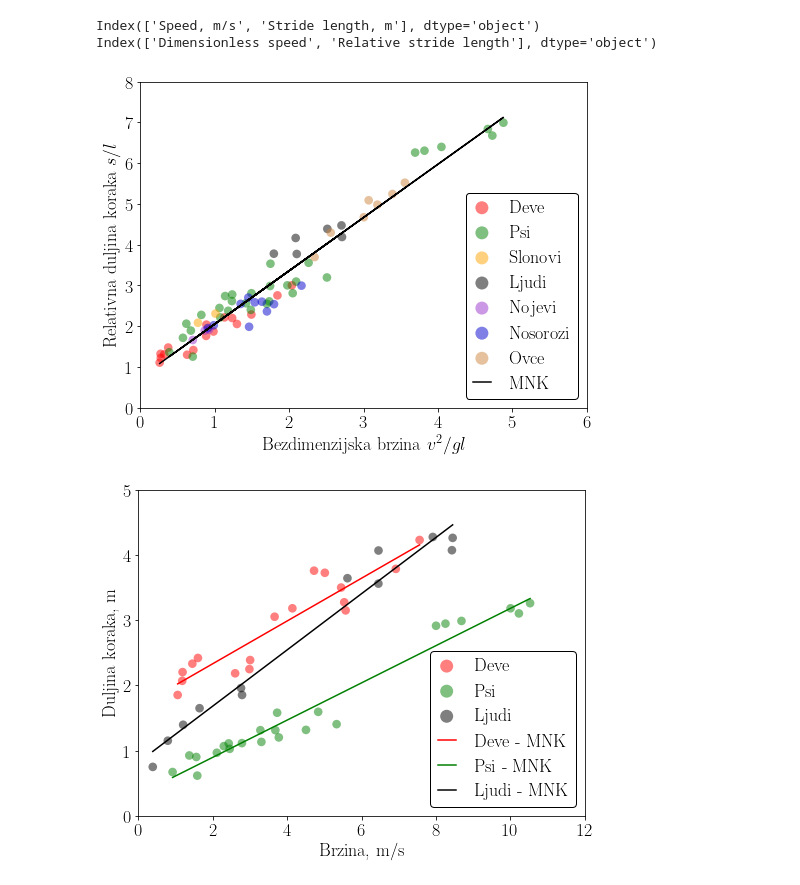
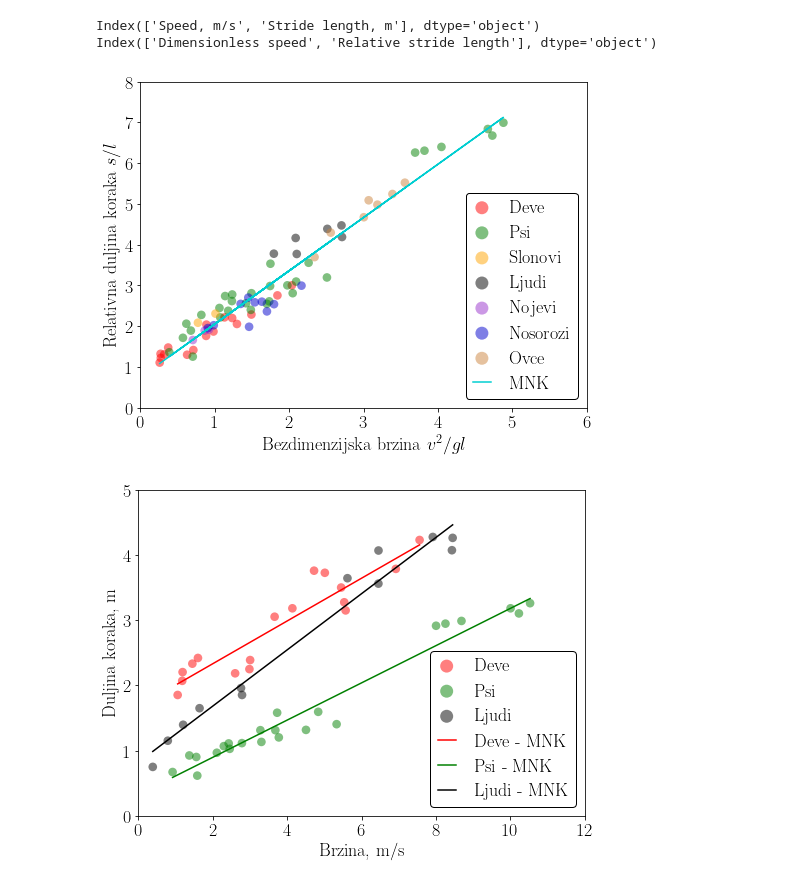
Before and after one commit to cimbaIG/T-Rex_Speed, a Jupyter notebook: t_rex_speed_analysis.ipynb, the cells around one changed output. Saved outputs shown, nothing was run; the diff lists cells and outputs as text; code cells hidden in the pictures.

Commit message:
LSM line color modified.

```diff
--- a/t_rex_speed_analysis.ipynb
+++ b/t_rex_speed_analysis.ipynb
@@ -50,35 +50,35 @@ matplotlib.rcParams['text.usetex'] = True
 fig = plt.figure(figsize=(8,6))
 
 plt.scatter(dimensionless_camels['Dimensionless speed'],dimensionless_camels['Relative stride length'],color='red',s=75,label='Deve',alpha=0.5,edgecolors='none')
 plt.scatter(dimensionless_dogs['Dimensionless speed'],dimensionless_dogs['Relative stride length'],color='green',s=75,label='Psi',alpha=0.5,edgecolors='none')
 plt.scatter(dimensionless_elephants['Dimensionless speed'],dimensionless_elephants['Relative stride length'],color='orange',s=75,label='Slonovi',alpha=0.5,edgecolors='none')
 plt.scatter(dimensionless_humans['Dimensionless speed'],dimensionless_humans['Relative stride length'],color='black',s=75,label='Ljudi',alpha=0.5,edgecolors='none')
 plt.scatter(dimensionless_ostriches['Dimensionless speed'],dimensionless_ostriches['Relative stride length'],color='darkorchid',s=75,label='Nojevi',alpha=0.5,edgecolors='none')
 plt.scatter(dimensionless_rhinos['Dimensionless speed'],dimensionless_rhinos['Relative stride length'],color='mediumblue',s=75,label='Nosorozi',alpha=0.5,edgecolors='none')
 plt.scatter(dimensionless_sheep['Dimensionless speed'],dimensionless_sheep['Relative stride length'],color='peru',s=75,label='Ovce',alpha=0.5,edgecolors='none')
 
 plt.xlabel('Bezdimenzijska brzina $v^2/gl$')
 plt.ylabel('Relativna duljina koraka $s/l$')
 
 plt.xlim((0,6))
 plt.ylim((0,8))
 
 # Combine data into one dataframe
 data = pd.concat([dimensionless_camels,dimensionless_dogs,dimensionless_elephants,dimensionless_humans,dimensionless_ostriches,dimensionless_rhinos,dimensionless_sheep],axis=0).reset_index(drop=True)
 
 # Linear regression model
 lgr = LinearRegression()
 X = data.iloc[:, 0].values.reshape(-1, 1)  # values converts it into a numpy array
 Y = data.iloc[:, 1].values.reshape(-1, 1)  # -1 means that calculate the dimension of rows, but have 1 column
 lgr.fit(X,Y)
 data_predict = lgr.predict(X)
 
-plt.plot(X, data_predict, color='black',label='MNK')
+plt.plot(X, data_predict, color='darkturquoise',label='MNK')
 
 plt.legend(loc=4,framealpha=1,edgecolor='black')
 plt.savefig('bezdimenzijska_brzina.pdf',bbox_inches='tight')
 # %% [output]
-[figure, old version]
+[figure, new version]
 # %%
 # Plot velocity vs stride length data
 fig = plt.figure(figsize=(8,6))
```
Also changed, not shown: 2 other files.
